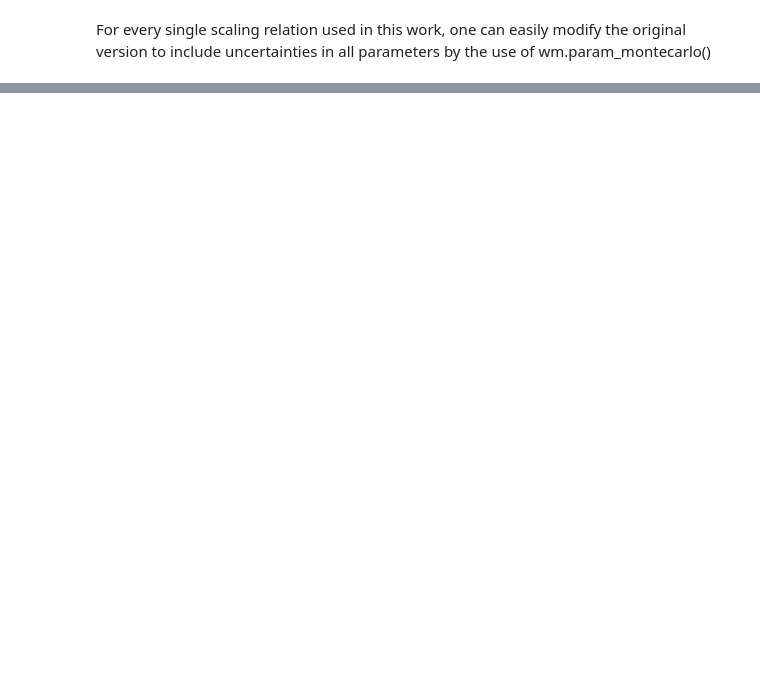
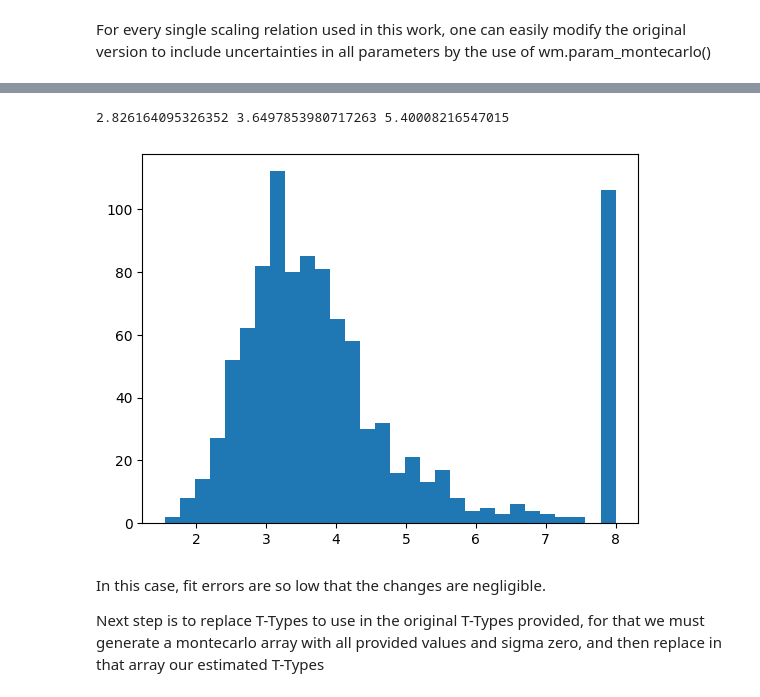
Before and after one commit to joacoh/wise2mbh, a Jupyter notebook: notebooks/allwise_test.ipynb, the cells around one changed output, grey strips where cells are left out. Cells and saved outputs as stored; diff of their text form; code cells hidden in the pictures; blank space fills up the shorter version.

```diff
--- a/notebooks/allwise_test.ipynb
+++ b/notebooks/allwise_test.ipynb
@@ -308,0 +377,17 @@ For every single scaling relation used in this work, one can easily modify the o
+# %%
+new_t_value_uncertain = wm.w2w3_to_morph(w2w3_to_use)
+# %%
+plt.hist(new_t_value_uncertain[0],bins=30)
+
+nominal = np.median(new_t_value_uncertain[0])
+sigma_down = np.percentile(new_t_value_uncertain[0],16)
+sigma_top = np.percentile(new_t_value_uncertain[0],84)
+
+print(sigma_down, nominal, sigma_top)
+# %% [output]
+2.826164095326352 3.6497853980717263 5.40008216547015
+[figure, added]
+# %% [markdown]
+In this case, fit errors are so low that the changes are negligible.
+
+Next step is to replace T-Types to use in the original T-Types provided, for that we must generate a montecarlo array with all provided values and sigma zero, and then replace in that array our estimated T-Types
```
Also changed, not shown: parts of 51 cells of this notebook.
